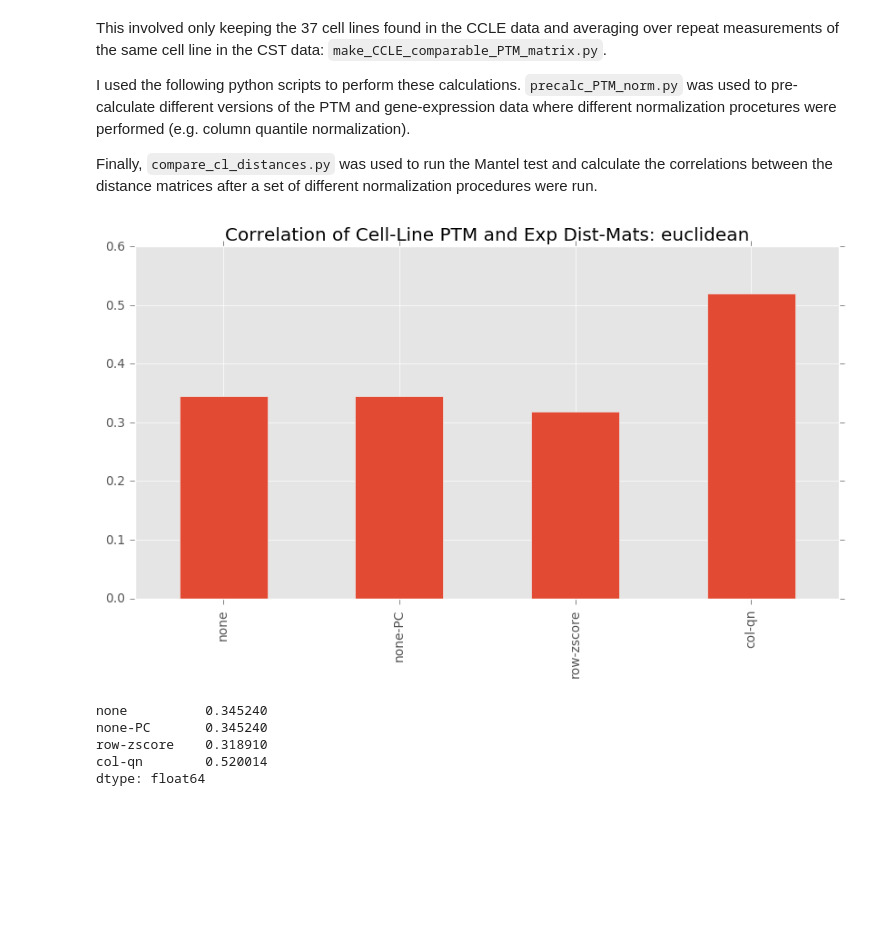
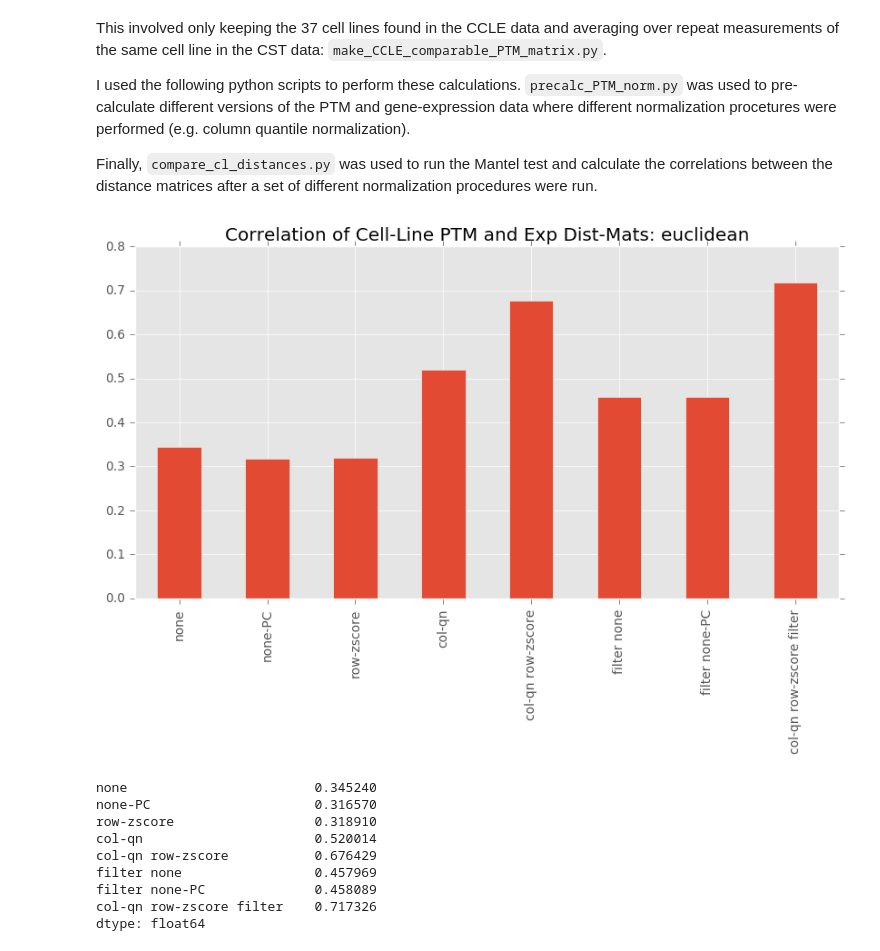
Before and after one commit to MaayanLab/CST_Lung_Cancer_Viz, a Jupyter notebook: notebooks/Cell_Line_Exp-PTM_Distance_Comparisons.ipynb, the cells around one changed output. Drawn from its saved outputs; the diff is of its cells as text; code cells hidden in the pictures; blank space fills up the shorter version.

Commit message:
cleaning up bar plots, moving plot function out of notebook

```diff
--- a/notebooks/Cell_Line_Exp-PTM_Distance_Comparisons.ipynb
+++ b/notebooks/Cell_Line_Exp-PTM_Distance_Comparisons.ipynb
@@ -23,6 +23,7 @@ matplotlib.style.use('ggplot')
 def load_mantel_data(dist_metric):
     import pandas as pd
 
+    # load non-PC: Pairwise complete data
     data_type = 'cl_exp_vs_ptm_'+dist_metric+'_pairwise-False.txt'
     filename = '../lung_cellline_3_1_16/lung_cl_all_ptm/compare_cl_dist/' + data_type
 
@@ -30,6 +31,9 @@ def load_mantel_data(dist_metric):
     lines_norm = f.readlines()
     f.close()
 
+    # load PC: Pairwise complete data
+    data_type = 'cl_exp_vs_ptm_'+dist_metric+'_pairwise-True.txt'
+    filename = '../lung_cellline_3_1_16/lung_cl_all_ptm/compare_cl_dist/' + data_type
     f = open(filename, 'r')
     lines_pc = f.readlines()
     f.close()
@@ -64,7 +68,8 @@ def load_mantel_data(dist_metric):
             info[inst_name]['zscore'] = float(inst_line[3])
 
     inst_vect = []
-    all_names = ['none', 'none-PC', 'row-zscore', 'col-qn']
+    all_names = ['none', 'none-PC', 'row-zscore', 'col-qn', 'col-qn row-zscore' ,
+                'filter none', 'filter none-PC', 'col-qn row-zscore filter']
 
     for inst_name in all_names:
         inst_vect.append( info[inst_name]['corr'] )
@@ -80,14 +85,18 @@ def load_mantel_data(dist_metric):
 
     return data
 # %%
-data = load_mantel_data('euclidean')
+data_euclidean = load_mantel_data('euclidean')
 # %% [output]
-[figure, old version]
+[figure, new version]
-# %%
-data
-# %% [output]
-none          0.345240
-none-PC       0.345240
-row-zscore    0.318910
-col-qn        0.520014
-dtype: float64
+# %%
+data_euclidean
+# %% [output]
+none                        0.345240
+none-PC                     0.316570
+row-zscore                  0.318910
+col-qn                      0.520014
+col-qn row-zscore           0.676429
+filter none                 0.457969
+filter none-PC              0.458089
+col-qn row-zscore filter    0.717326
+dtype: float64
```
Also changed, not shown: parts of 4 cells of this notebook.
